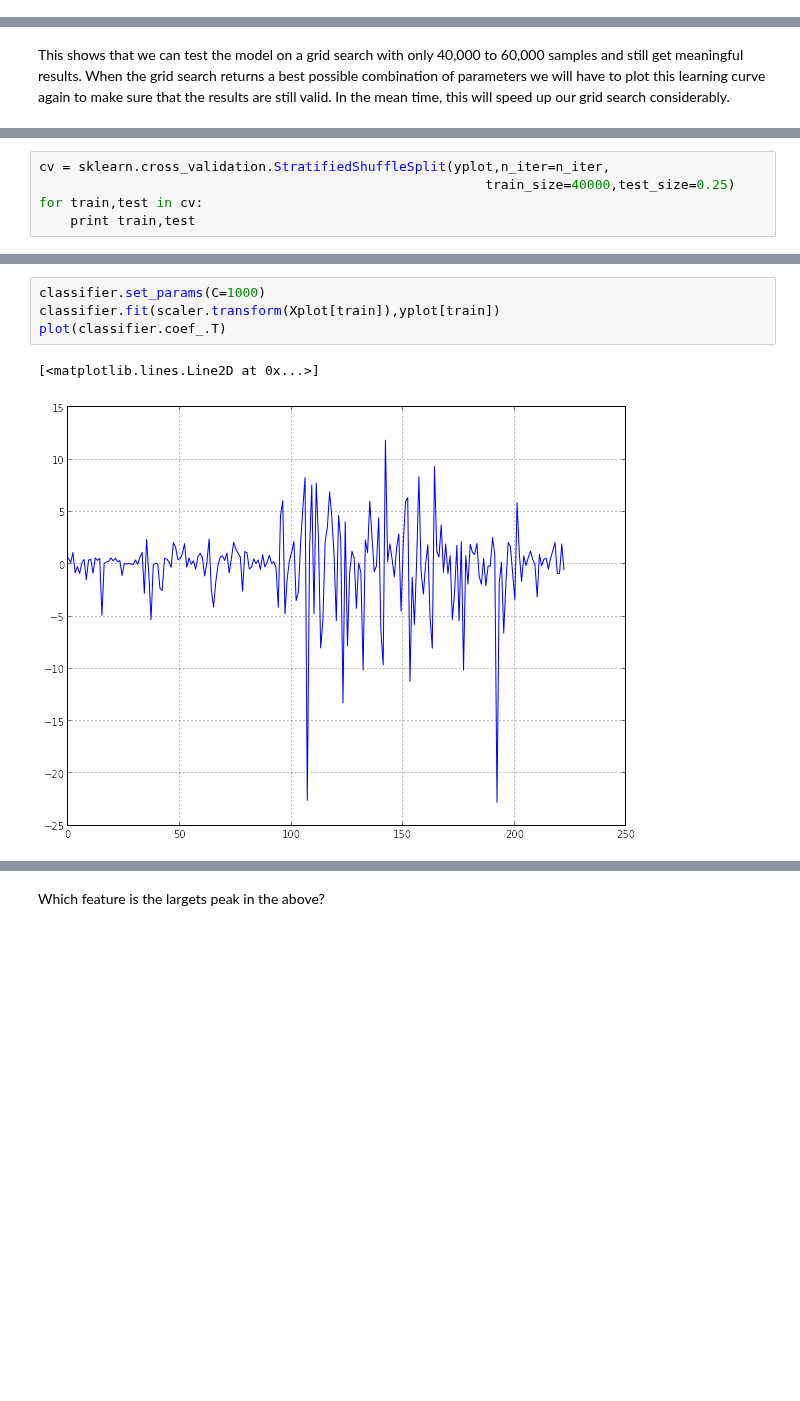
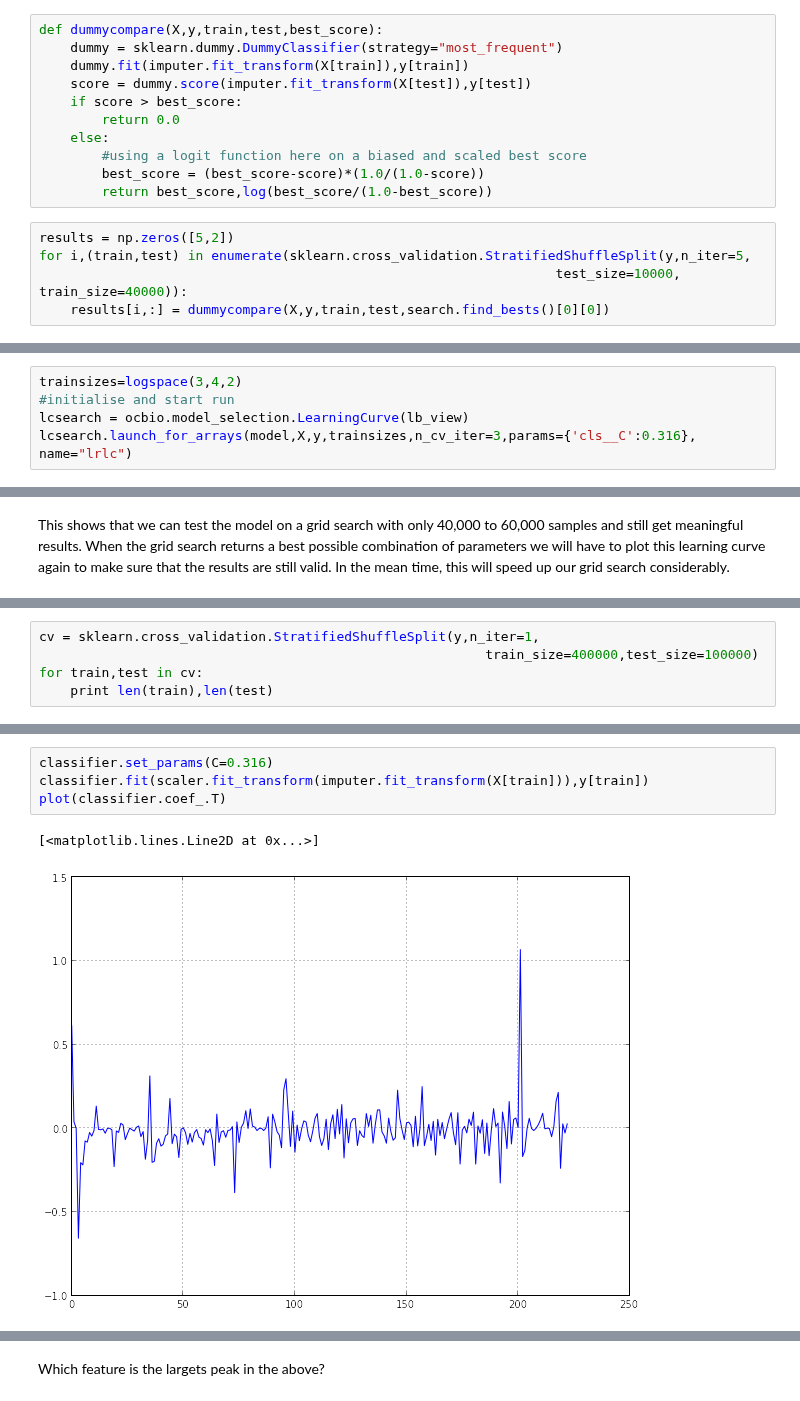
Before and after one commit to gngdb/opencast-bio, a Jupyter notebook: notebooks/Classifier Training.ipynb, the cells around one changed output, grey strips where cells are left out. Saved outputs shown, nothing was run; the diff lists cells and outputs as text; blank space fills up the shorter version.

```diff
--- a/notebooks/Classifier Training.ipynb
+++ b/notebooks/Classifier Training.ipynb
@@ -418,0 +427,16 @@ So this model is only slightly outperforming the hypothetical all zeros classifi
+# %%
+def dummycompare(X,y,train,test,best_score):
+    dummy = sklearn.dummy.DummyClassifier(strategy="most_frequent")
+    dummy.fit(imputer.fit_transform(X[train]),y[train])
+    score = dummy.score(imputer.fit_transform(X[test]),y[test])
+    if score > best_score:
+        return 0.0
+    else:
+        #using a logit function here on a biased and scaled best score
+        best_score = (best_score-score)*(1.0/(1.0-score))
+        return best_score,log(best_score/(1.0-best_score))
+# %%
+results = np.zeros([5,2])
+for i,(train,test) in enumerate(sklearn.cross_validation.StratifiedShuffleSplit(y,n_iter=5,
+                                                                  test_size=10000, train_size=40000)):
+    results[i,:] = dummycompare(X,y,train,test,search.find_bests()[0][0])
@@ -451,0 +488,5 @@ for i,trainsize in enumerate(trainsizes):
+# %%
+trainsizes=logspace(3,4,2)
+#initialise and start run
+lcsearch = ocbio.model_selection.LearningCurve(lb_view)
+lcsearch.launch_for_arrays(model,X,y,trainsizes,n_cv_iter=3,params={'cls__C':0.316}, name="lrlc")
@@ -496,6 +582,6 @@ def plotroc(model,Xtest,ytest):
 # %%
-cv = sklearn.cross_validation.StratifiedShuffleSplit(yplot,n_iter=n_iter,
-                                                         train_size=40000,test_size=0.25)
+cv = sklearn.cross_validation.StratifiedShuffleSplit(y,n_iter=1,
+                                                         train_size=400000,test_size=100000)
 for train,test in cv:
-    print train,test
+    print len(train),len(test)
 # %% [output]
@@ -514,8 +634,8 @@ plotroc(model,Xplot[test],yplot[test])
 We can also plot the weightings which this model is using to achieve the above performance:
 # %%
-classifier.set_params(C=1000)
-classifier.fit(scaler.transform(Xplot[train]),yplot[train])
+classifier.set_params(C=0.316)
+classifier.fit(scaler.fit_transform(imputer.fit_transform(X[train])),y[train])
 plot(classifier.coef_.T)
 # %% [output]
 [<matplotlib.lines.Line2D at 0x...>]
-[figure, old version]
+[figure, new version]
```
Also changed, not shown: parts of 27 cells of this notebook.
